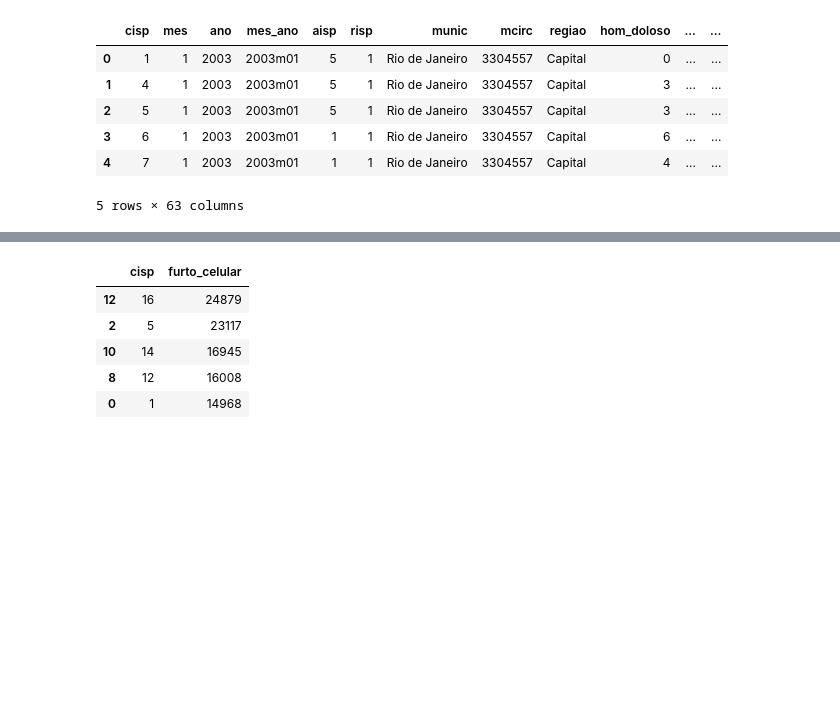
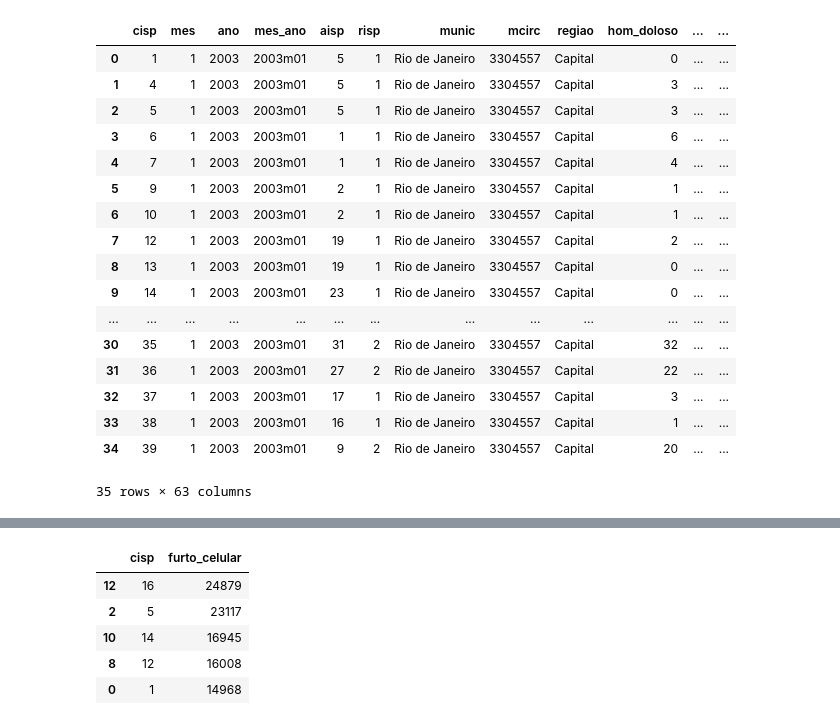
Before and after one commit to Luisfernandesbfr/aula_python_senac, a Jupyter notebook: desafio_aula2811.ipynb, the cells around one changed output, grey strips where cells are left out. Drawn from its saved outputs; the diff is of its cells as text; code cells hidden in the pictures; blank space fills up the shorter version.

```diff
--- a/desafio_aula2811.ipynb
+++ b/desafio_aula2811.ipynb
@@ -3,18 +3,29 @@ import pandas as pd
 import numpy as np
 # %%
 #Ler arquivo CSV da ISP RJ
-df = pd.read_csv('https://www.ispdados.rj.gov.br/Arquivos/BaseDPEvolucaoMensalCisp.csv', sep = ';', encoding='latin1')
+df = pd.read_csv('https://www.ispdados.rj.gov.br/Arquivos/BaseDPEvolucaoMensalCisp.csv', sep = ';')
 # %%
 #exibir 5 primeiras linhas do DataFrame
-df.head()
+df.head(35)
 # %% [output]
 |  | cisp | mes | ano | mes_ano | aisp | risp | munic | mcirc | regiao | hom_doloso | ... | ... |
 | 0 | 1 | 1 | 2003 | 2003m01 | 5 | 1 | Rio de Janeiro | 3304557 | Capital | 0 | ... | ... |
 | 1 | 4 | 1 | 2003 | 2003m01 | 5 | 1 | Rio de Janeiro | 3304557 | Capital | 3 | ... | ... |
 | 2 | 5 | 1 | 2003 | 2003m01 | 5 | 1 | Rio de Janeiro | 3304557 | Capital | 3 | ... | ... |
 | 3 | 6 | 1 | 2003 | 2003m01 | 1 | 1 | Rio de Janeiro | 3304557 | Capital | 6 | ... | ... |
 | 4 | 7 | 1 | 2003 | 2003m01 | 1 | 1 | Rio de Janeiro | 3304557 | Capital | 4 | ... | ... |
+| 5 | 9 | 1 | 2003 | 2003m01 | 2 | 1 | Rio de Janeiro | 3304557 | Capital | 1 | ... | ... |
+| 6 | 10 | 1 | 2003 | 2003m01 | 2 | 1 | Rio de Janeiro | 3304557 | Capital | 1 | ... | ... |
+| 7 | 12 | 1 | 2003 | 2003m01 | 19 | 1 | Rio de Janeiro | 3304557 | Capital | 2 | ... | ... |
+| 8 | 13 | 1 | 2003 | 2003m01 | 19 | 1 | Rio de Janeiro | 3304557 | Capital | 0 | ... | ... |
+| 9 | 14 | 1 | 2003 | 2003m01 | 23 | 1 | Rio de Janeiro | 3304557 | Capital | 0 | ... | ... |
+| ... | ... | ... | ... | ... | ... | ... | ... | ... | ... | ... | ... | ... |
+| 30 | 35 | 1 | 2003 | 2003m01 | 31 | 2 | Rio de Janeiro | 3304557 | Capital | 32 | ... | ... |
+| 31 | 36 | 1 | 2003 | 2003m01 | 27 | 2 | Rio de Janeiro | 3304557 | Capital | 22 | ... | ... |
+| 32 | 37 | 1 | 2003 | 2003m01 | 17 | 1 | Rio de Janeiro | 3304557 | Capital | 3 | ... | ... |
+| 33 | 38 | 1 | 2003 | 2003m01 | 16 | 1 | Rio de Janeiro | 3304557 | Capital | 1 | ... | ... |
+| 34 | 39 | 1 | 2003 | 2003m01 | 9 | 2 | Rio de Janeiro | 3304557 | Capital | 20 | ... | ... |
-5 rows × 63 columns
+35 rows × 63 columns
 # %%
 #descrever o DataFrame
 df.columns
```
Also changed, not shown: parts of 15 cells of this notebook, 2 other files.
